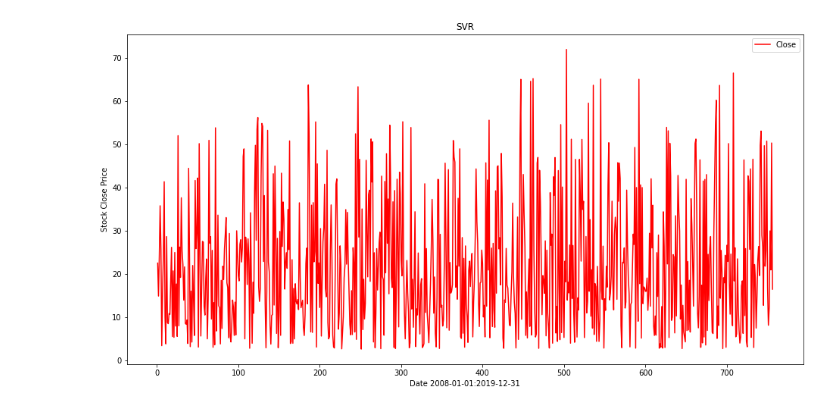
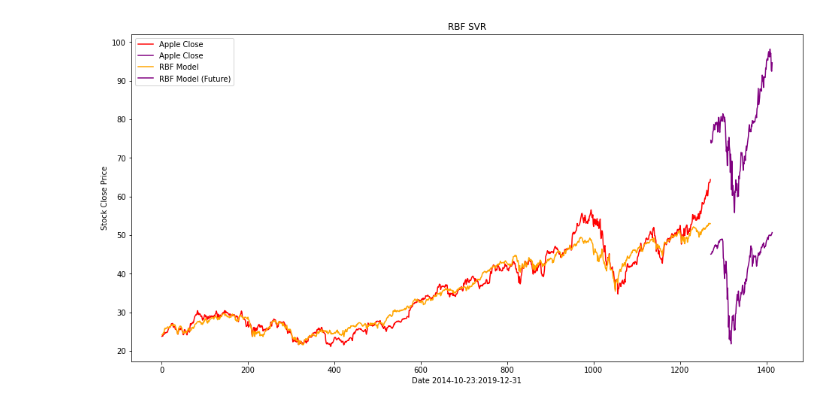
Before and after one commit to zlibutmatthew/Stock-Prediction-SVM, a Jupyter notebook: SVM_Stock_Prediction.ipynb, the cells around one changed output. Saved outputs shown, nothing was run; the diff lists cells and outputs as text; code cells hidden in the pictures.

```diff
--- a/SVM_Stock_Prediction.ipynb
+++ b/SVM_Stock_Prediction.ipynb
@@ -205,0 +378,5 @@ array([[ 6.01317501],
+# %%
+appl_df_f = df_appl_f['Adj Close']
+appl_f = appl_df_f.values
+appl_f = appl_f[:143]
+appl_f[:10]
@@ -205,0 +386,6 @@ array([[ 6.01317501],
+# %%
+future_df = pd.concat([df_nas_f['Adj Close'], df_dow_f['Adj Close'], df_snp_f['Adj Close'], df_dax_f['Adj Close'], df_hsi_f['Adj Close'], df_nik_f['Adj Close'], df_oil_f['Adj Close'], df_gold_f['Adj Close']], axis=1)
+future_df = future_df.dropna()
+print(future_df.isna().sum())
+future_arr = future_df.values
+# future_arr
@@ -206,6 +402,5 @@ array([[ 6.01317501],
 # %%
-#scale the data
 scaler = MinMaxScaler(feature_range=(0,1))
-scaled_data = scaler.fit_transform(adj_close)
-scaled_data
+scaled_data_f = scaler.fit_transform(future_arr)
+scaled_data_f
 # %% [output]
@@ -219,10 +419,0 @@ array([[0.17294727, 0.29400165],
-# %%
-#create training dataset
-X = scaled_data
-y = close_df
-from sklearn.model_selection import train_test_split
-
-X_train, X_test, y_train, y_test = \
-    train_test_split(X, y,
-                     test_size=0.25,
-                     random_state=1)
@@ -269,13 +435,13 @@ rbf test 0.947727644785823
 # %%
 plt.figure(figsize=(16,8))
-plt.title('SVR')
-plt.plot(day_count[:756], y_test, color='red',label='Close')
-# plt.plot(day_count[:756], lin_svr.predict(X_test), color='green', label='Linear Model')
-# plt.plot(day_count[:756], rbf_svr.predict(X_test), color='blue', label='RBF Model')
-# plt.plot(day_count[:756], poly_svr.predict(X_test), color='orange', label='Poly Model')
-plt.xlabel('Date 2008-01-01:2019-12-31')
+plt.title('RBF SVR')
+plt.plot(day_count, y, color='red',label='Apple Close')
+plt.plot(future_days, appl_f, color='purple', label='Apple Close')
+plt.plot(day_count, rbf_svr.predict(X), color='orange', label='RBF Model')
+plt.plot(future_days, rbf_svr.predict(scaled_data_f), color='purple', label='RBF Model (Future)')
+plt.xlabel('Date 2014-10-23:2019-12-31')
 plt.ylabel('Stock Close Price')
 plt.legend()
 plt.show()
 # %% [output]
-[figure, old version]
+[figure, new version]
```
Also changed, not shown: parts of 62 cells of this notebook.
